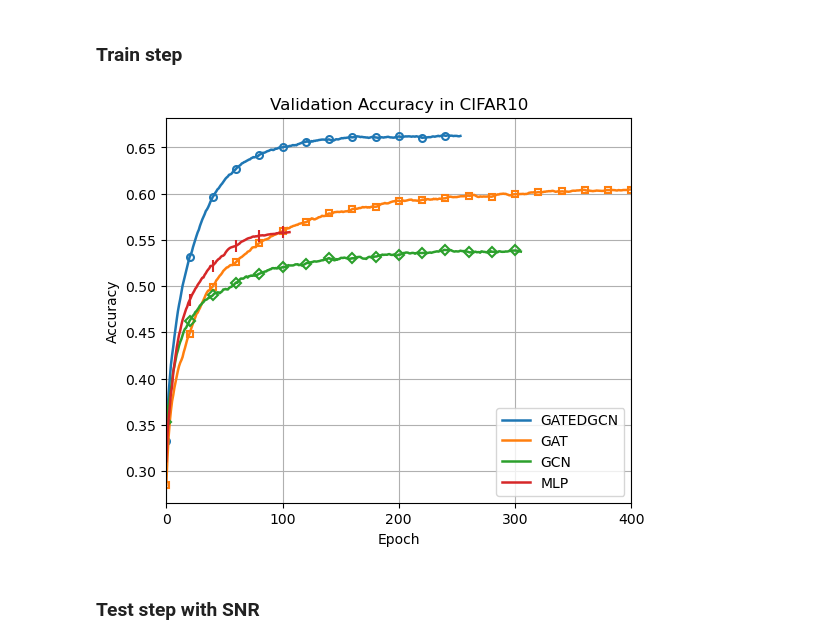
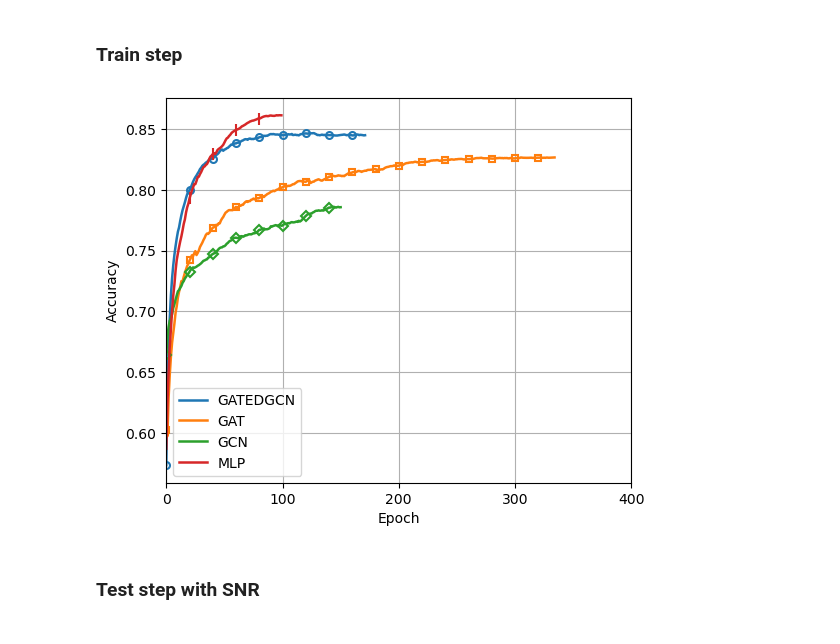
Before and after one commit to chunbaobao/GeNet, a Jupyter notebook: visualization/plot_visualization.ipynb, the cells around one changed output. Saved outputs shown, nothing was run; the diff lists cells and outputs as text; code cells hidden in the pictures.

```diff
--- a/visualization/plot_visualization.ipynb
+++ b/visualization/plot_visualization.ipynb
@@ -47,6 +47,7 @@ if not os.path.exists(out_dir):
 # %%
 
 dataset_name = 'cifar10'
+dataset_name = 'fashionmnist'
 # dataset_name = 'mnist'
 log_dir = './out/logs'
 parser = 'val'
@@ -54,39 +55,39 @@ tag = '_acc'
 ea = event_multiplexer.EventMultiplexer().AddRunsFromDirectory(log_dir)
 ea.Reload()
 plt.figure(figsize=(6,5))
 markers = ['o', 's', 'D', '|']
 index = 0
 for run in sorted(ea.Runs().keys()):
-    if dataset_name.upper() in run:
+    if dataset_name.upper() in run.split('_'):
         sc = ea.Scalars(run, parser + '/' + tag)
         df = pd.Series(data=[s.value for s in sc], index=[s.step for s in sc])
         smooth = df.ewm(alpha= 1 - 0.9).mean()
         model_name = run.split('_')[0]
 
 
         line = plt.plot([s for s in smooth.index], [s for s in smooth.values], label=model_name, linewidth=1.8)
         plt.plot([s for s in smooth.index][::20], [s for s in smooth.values][::20], linestyle = 'None',
                 marker = markers[index], color = line[0].get_color(), markerfacecolor = 'None', markersize = 8 if markers[index]=='|' else 5, markeredgewidth = 1.5)
         index += 1
 
 
 
 plt.legend()
 plt.xlabel('Epoch')
 plt.ylabel('Accuracy')
 if tag == '_loss':
     plt.ylabel('Loss')
-if parser == 'train':
-    plt.title('Train Loss in ' + dataset_name.upper())
-else:
-    plt.title('Validation Accuracy in ' + dataset_name.upper())
+# if parser == 'train':
+#     plt.title('Train Loss in ' + dataset_name.upper())
+# else:
+#     plt.title('Validation Accuracy in ' + dataset_name.upper())
 plt.xticks(np.linspace(0, 400, 5))
 plt.xlim(0, 400)
 plt.grid()
 plt.savefig(out_dir + dataset_name + '_' + parser  + tag + '.pdf', pad_inches=0, bbox_inches='tight')
 plt.show()
 # %% [output]
-[figure, old version]
+[figure, new version]
 # %% [markdown]
 ### Test step with SNR
 # %%
```
Also changed, not shown: 7 other files.
